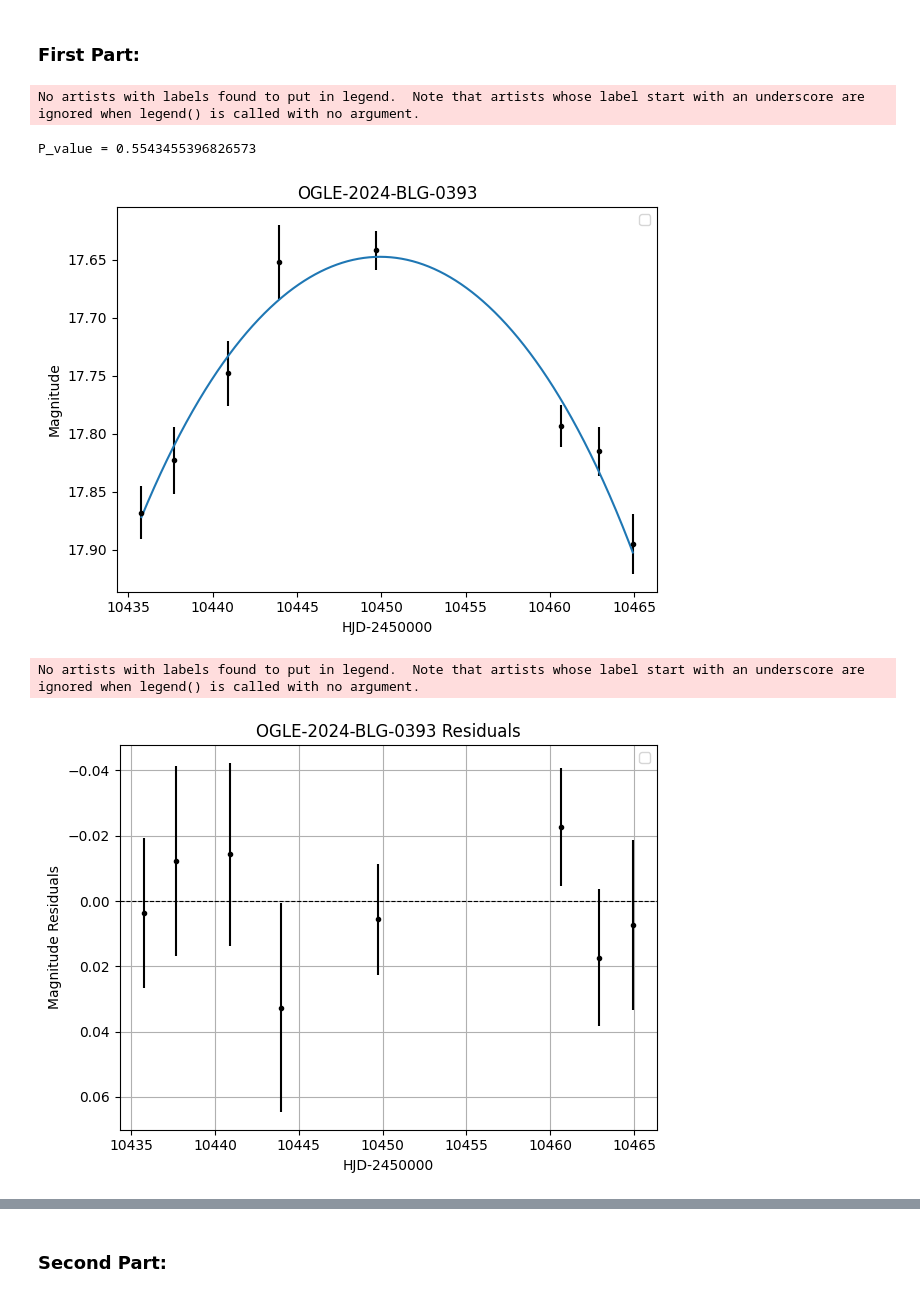
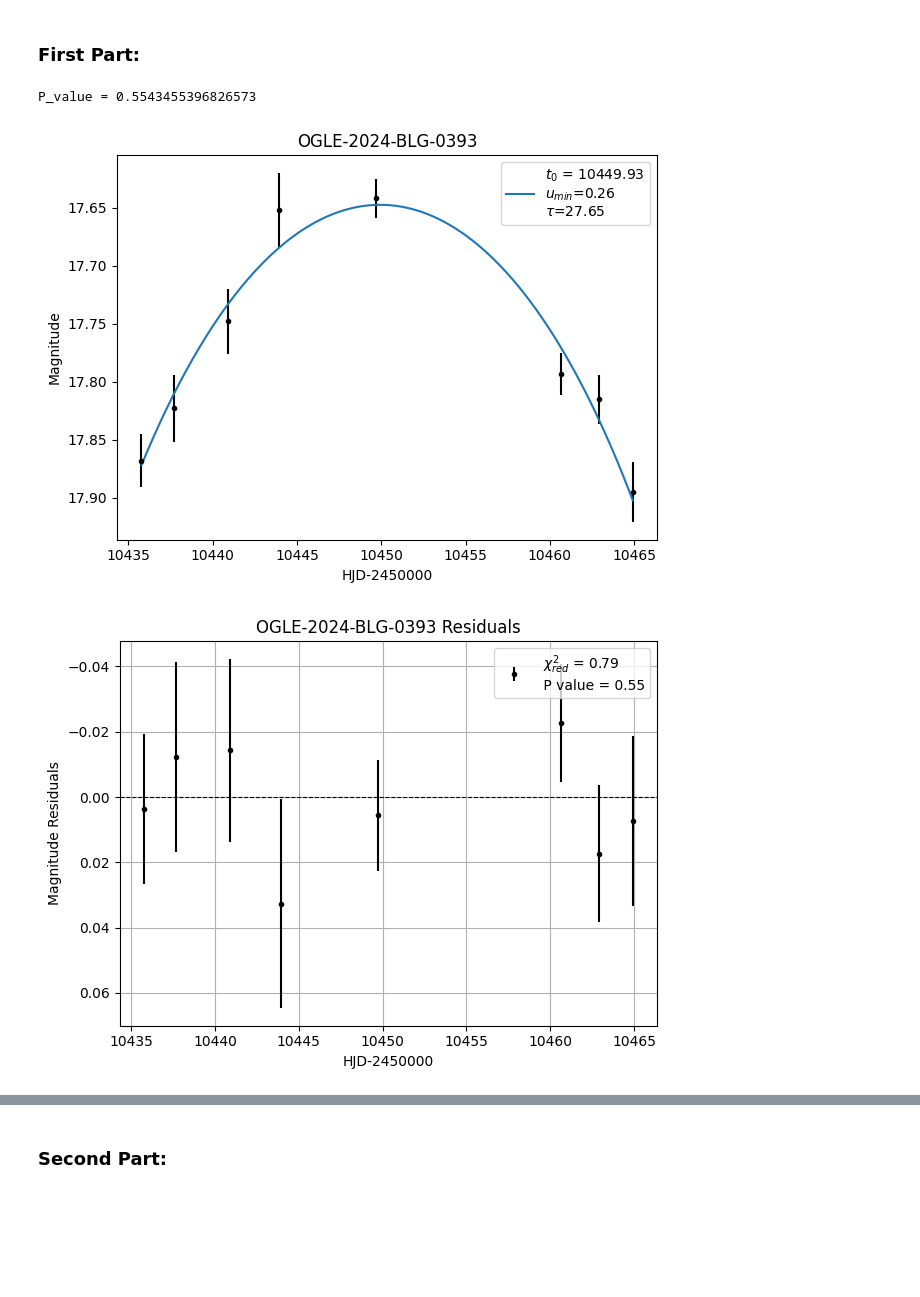
Before and after one commit to zivschoenfeld/Microlensing-analysis, a Jupyter notebook: MGL code.ipynb, the cells around one changed output, grey strips where cells are left out. Cells and saved outputs as stored; diff of their text form; code cells hidden in the pictures; blank space fills up the shorter version.

```diff
--- a/MGL code.ipynb
+++ b/MGL code.ipynb
@@ -28,6 +27,8 @@ u_from_A = lambda A: (2 * (A / (A**2 - 1)**0.5 - 1))**0.5 #assuming A>1
 u = lambda t,t_0,u_min,tau: (u_min**2 + ((t-t_0)/tau)**2)**0.5
 
 I = lambda A,f_bl: f_bl*A + (1-f_bl)
+
+A_from_I = lambda I,f_bl: (I - (1 - f_bl))/f_bl
 # %% [markdown]
 ### First Part:
 # %%
@@ -139,45 +147,46 @@ def parabolic_bootstrap(y,y_err,x):
     return param_boot
 # %%
 #isolating data around peak
-t_around_peak,M_around_peak, M_around_peak_err = peak_data(t,M,M_err,4,4)
+t_around_peak,M_around_peak, M_around_peak_err = isolate_peak_data(t,M,M_err,4,4)
 
 #converting measurments to flux
 f_around_peak = MTF(M_around_peak)
 f_around_peak_err = F_err(M_around_peak,M_around_peak_err)
 # %%
-#PLOTTING PARABOLIC FIT(NO BOOTSTRAP)
+''''PLOTTING PARABOLIC FIT AROUND PEAK(NO BOOTSTRAP)'''
 
-Param,Param_err,y_fit,chi_2_red,P_value = parabolic_LLS(y=f_around_peak,y_error=f_around_peak_err,x=t_around_peak)
+param,param_err,y_fit,chi_2_red,P_value, t_0, u_min, tau = fit_parabolic_LLS(y=f_around_peak,y_error=f_around_peak_err,x=t_around_peak,f_bl=1)
 print(f'P_value = {P_value}')
-#plotting fit:
 
+# Plotting fit:
 plt.gca().invert_yaxis()
 plt.errorbar(t_around_peak,M_around_peak, M_around_peak_err,fmt="." ,color="black")
-plt.plot(np.linspace(min(t_around_peak),max(t_around_peak),1000) ,FTM(y_fit(np.linspace(min(t_around_peak),max(t_around_peak),1000))))
+plt.plot(np.linspace(min(t_around_peak),max(t_around_peak), 1000), FTM(y_fit(np.linspace(min(t_around_peak), max(t_around_peak), 1000))),
+          label=f'$t_{0}$ = {t_0:.2f}\n$u_{{min}}$={u_min:.2f}\n$\\tau$={tau:.2f}')
 plt.title('OGLE-2024-BLG-0393')
 plt.ylabel("Magnitude")
 plt.xlabel('HJD-2450000')
 plt.legend()
 plt.tight_layout()
 plt.savefig("Parabolic Fit Around Peak 0393")
 plt.show()
 
-#plotting residuals:
+# Plotting residuals:
 plt.gca().invert_yaxis()
-plt.errorbar(t_around_peak,FTM(y_fit(t_around_peak))-M_around_peak, M_around_peak_err,fmt="." ,color="black")
+
+plt.errorbar(t_around_peak, FTM(y_fit(t_around_peak))-M_around_peak, M_around_peak_err, fmt=".", color="black",
+			 label=f' $\\chi_{{red}}^{{2}}$ = {chi_2_red:.2f}\n P value = {P_value:.2f}')
 plt.axhline(0, color='k', linestyle='--', linewidth=0.8)
 plt.xlabel("HJD-2450000")
 plt.ylabel("Magnitude Residuals")
 plt.title('OGLE-2024-BLG-0393 Residuals')
 plt.legend()
 plt.grid(True)
 plt.tight_layout()
 plt.savefig('Parabolic Residuals Around Peak 0393')
 plt.show()
 # %% [output]
-No artists with labels found to put in legend.  Note that artists whose label start with an underscore are ignored when legend() is called with no argument.
+P_value = 0.5543455396826573
-P_value = 0.5543455396826573
-[figure, old version]
+[figure, new version]
-No artists with labels found to put in legend.  Note that artists whose label start with an underscore are ignored when legend() is called with no argument.
-[figure, old version]
+[figure, new version]
 # %%
```
Also changed, not shown: parts of 3 cells of this notebook, 1 other file.
